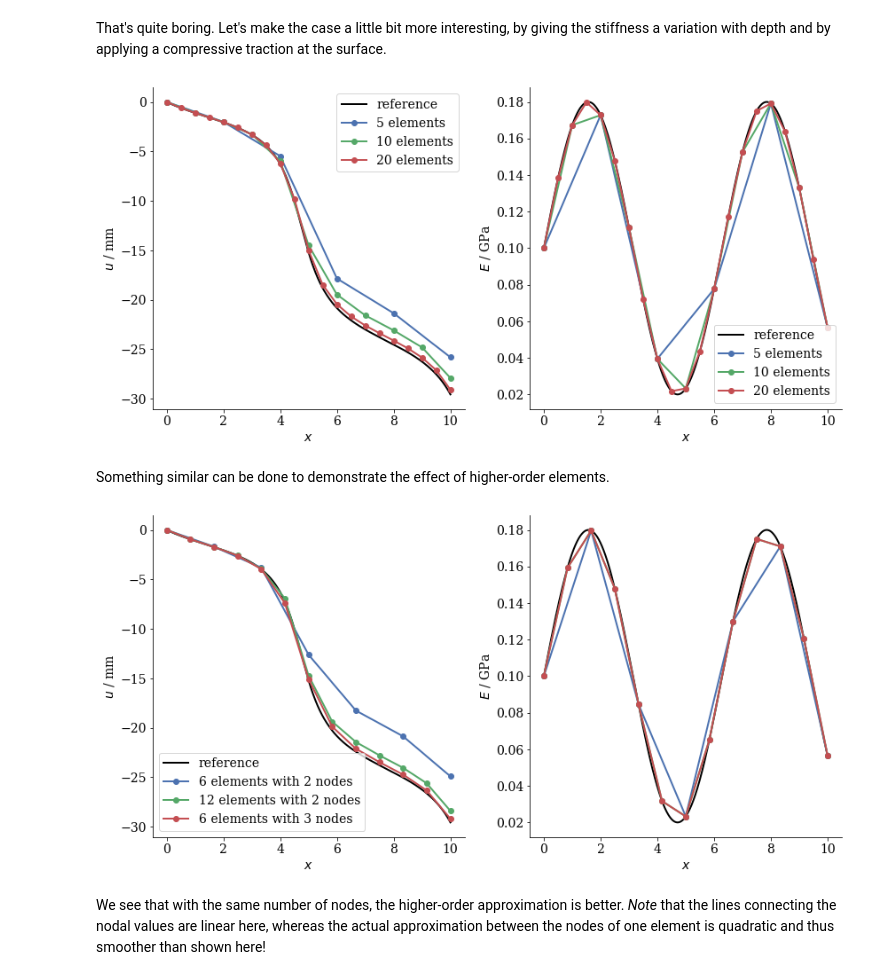
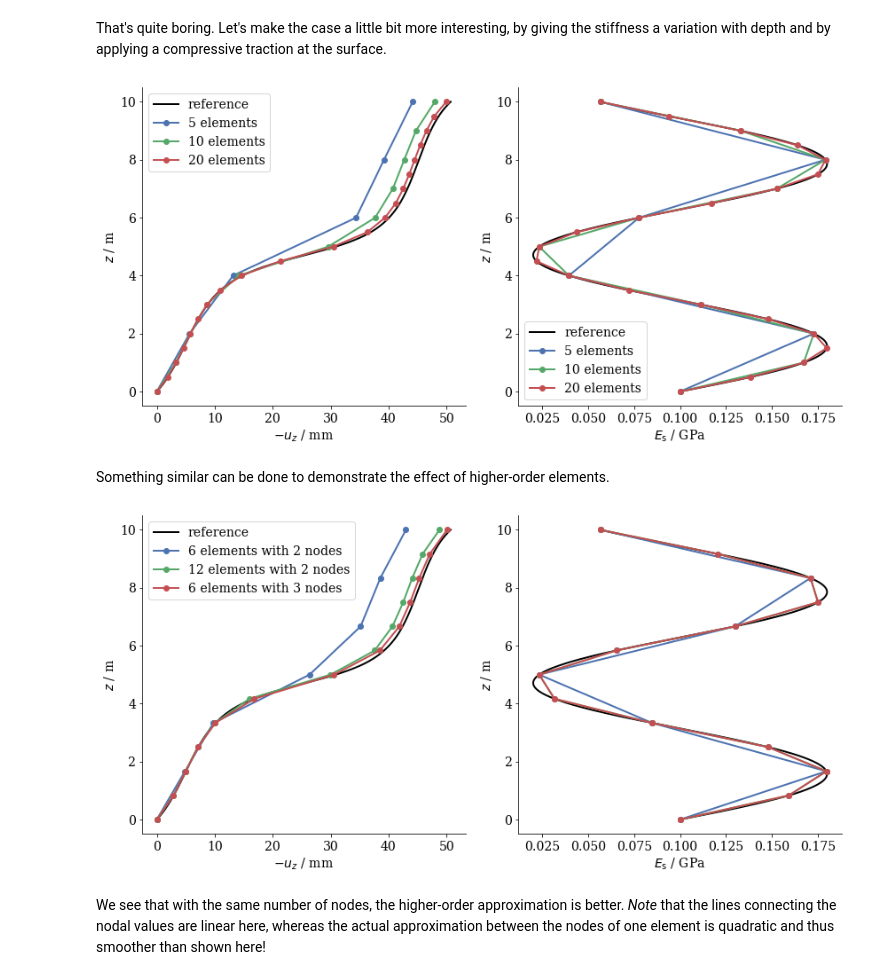
Before and after one commit to nagelt/Numerical_Methods_Introduction, a Jupyter notebook: 06_soil_column_FEM.ipynb, the cells around one changed output. Drawn from its saved outputs; the diff is of its cells as text; code cells hidden in the pictures.

Commit message:
Bug fix RHS assembly. Minor plot improvements.

```diff
--- a/06_soil_column_FEM.ipynb
+++ b/06_soil_column_FEM.ipynb
@@ -322,7 +322,7 @@ def Density(z):
     return rho0
 
 def BodyForce(z):#N/m
-    g = 9.81
+    g = -9.81
     return g*Density(z)
 # %%
 def local_assembler(elem):
@@ -444,7 +444,7 @@ We now perform the global assembly, apply a vanishing traction on the top and co
 # %%
 number_of_elements = 20
 L = 10.
-nodes_per_element = 3
+nodes_per_element = 2
 
 nodes,elements,solution=generate_mesh(L,number_of_elements,nodes_per_element)
 # %%
@@ -495,10 +500,10 @@ Stiffness = lambda x: 1.e8+0.8e8*np.sin(x) #Pa
 sig_top = - 300e3#Pa
 # %%
 fig, ax = plt.subplots(ncols=2)
-ax[0].set_xlabel('$x$')
-ax[1].set_xlabel('$x$')
-ax[0].set_ylabel('$u$ / mm')
-ax[1].set_ylabel('$E$ / GPa')
+ax[0].set_ylabel('$z$ / m')
+ax[1].set_ylabel('$z$ / m')
+ax[0].set_xlabel('$-u_z$ / mm')
+ax[1].set_xlabel('$E_\\mathrm{s}$ / GPa')
 nodes_per_element = 2
 finest = 1000
 for i in [finest,5,10,20]:
@@ -509,16 +514,16 @@ for i in [finest,5,10,20]:
     K, f = apply_Dirichlet_bc(K, f, 0, 0.)
     solution = np.linalg.solve(K,f)
     if (i == finest):
-        ax[1].plot(nodes, Stiffness(nodes)/1e9, label='reference',color='black')
-        ax[0].plot(nodes, solution*1e3, label='reference',color='black')
+        ax[1].plot(Stiffness(nodes)/1e9, nodes, label='reference',color='black')
+        ax[0].plot(-solution*1e3, nodes, label='reference',color='black')
     else:
-        ax[1].plot(nodes, Stiffness(nodes)/1e9, marker = 'o', label='%i elements' %i)
-        ax[0].plot(nodes, solution*1e3, marker = 'o', label='%i elements' %i)
+        ax[1].plot(Stiffness(nodes)/1e9, nodes, marker = 'o', label='%i elements' %i)
+        ax[0].plot(-solution*1e3, nodes, marker = 'o', label='%i elements' %i)
 ax[0].legend();
 ax[1].legend();
 fig.tight_layout()
 # %% [output]
-[figure, old version]
+[figure, new version]
 # %% [markdown]
 Something similar can be done to demonstrate the effect of higher-order elements.
 # %%
@@ -531,31 +536,31 @@ def run_sim(npe,ne):
     return nodes, solution, K
 # %%
 fig, ax = plt.subplots(ncols=2)
-ax[0].set_xlabel('$x$')
-ax[1].set_xlabel('$x$')
-ax[0].set_ylabel('$u$ / mm')
-ax[1].set_ylabel('$E$ / GPa')
+ax[0].set_ylabel('$z$ / m')
+ax[1].set_ylabel('$z$ / m')
+ax[0].set_xlabel('$-u_z$ / mm')
+ax[1].set_xlabel('$E_\\mathrm{s}$ / GPa')
 #reference
 nodes, solution, matrix = run_sim(2,1000)
-ax[0].plot(nodes, solution*1e3, label='reference',color='black')
-ax[1].plot(nodes, Stiffness(nodes)/1e9, label='reference',color='black')
+ax[0].plot(-solution*1e3, nodes, label='reference',color='black')
+ax[1].plot(Stiffness(nodes)/1e9, nodes, label='reference',color='black')
 #10 linear elements
 nodes, solution, matrix = run_sim(2,6)
-ax[0].plot(nodes, solution*1e3, label='6 elements with 2 nodes',marker='o')
-ax[1].plot(nodes, Stiffness(nodes)/1e9, label='6 elements with 2 nodes',marker='o')
+ax[0].plot(-solution*1e3, nodes, label='6 elements with 2 nodes',marker='o')
+ax[1].plot(Stiffness(nodes)/1e9, nodes, label='6 elements with 2 nodes',marker='o')
 #20 linear elements
 nodes, solution, matrix = run_sim(2,12)
-ax[0].plot(nodes, solution*1e3, label='12 elements with 2 nodes',marker='o')
-ax[1].plot(nodes, Stiffness(nodes)/1e9, label='12 elements with 2 nodes',marker='o')
+ax[0].plot(-solution*1e3, nodes, label='12 elements with 2 nodes',marker='o')
+ax[1].plot(Stiffness(nodes)/1e9, nodes, label='12 elements with 2 nodes',marker='o')
 #10 quadratic elements
 nodes, solution, matrix = run_sim(3,6)
-ax[0].plot(nodes, solution*1e3, label='6 elements with 3 nodes',marker='o')
-ax[1].plot(nodes, Stiffness(nodes)/1e9, label='6 elements with 3 nodes',marker='o')
+ax[0].plot(-solution*1e3, nodes, label='6 elements with 3 nodes',marker='o')
+ax[1].plot(Stiffness(nodes)/1e9, nodes, label='6 elements with 3 nodes',marker='o')
 
 ax[0].legend()
 fig.tight_layout();
 # %% [output]
-[figure, old version]
+[figure, new version]
 # %% [markdown]
 We see that with the same number of nodes, the higher-order approximation is better. *Note* that the lines connecting the nodal values are linear here, whereas the actual approximation between the nodes of one element is quadratic and thus smoother than shown here!
 # %% [markdown]
```
Also changed, not shown: parts of 7 cells of this notebook, 2 other files.
